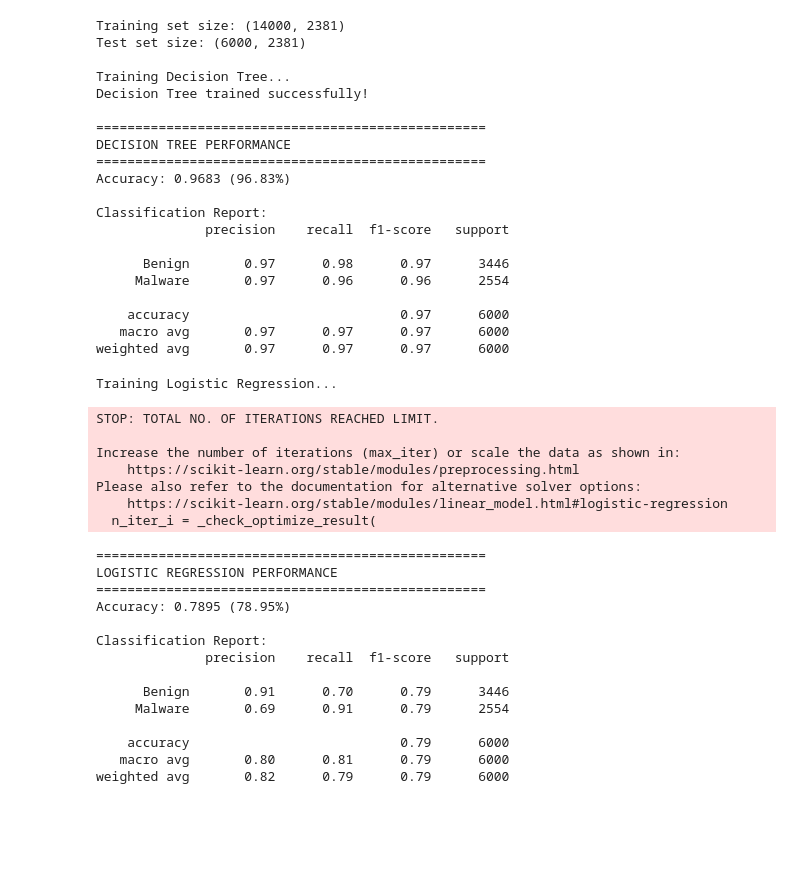
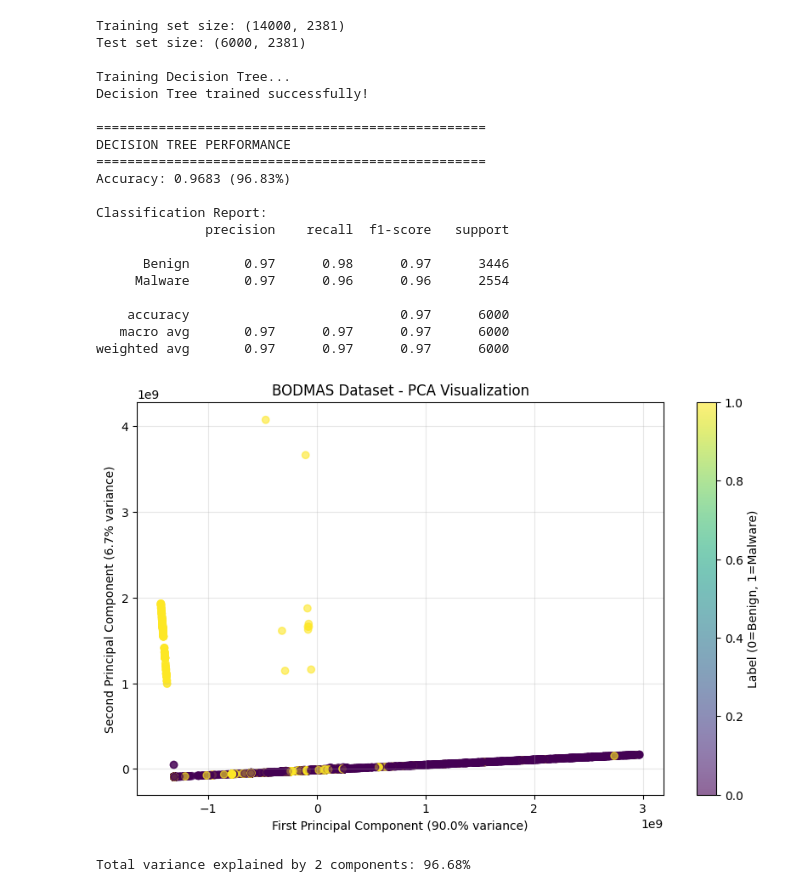
Before and after one commit to Ololade18/Cybersecurity-Projects, a Jupyter notebook: CMP7239_Lab4__Decision_Tree.ipynb, the cells around one changed output. Cells and saved outputs as stored; diff of their text form; code cells hidden in the pictures; blank space fills up the shorter version.

```diff
--- a/CMP7239_Lab4__Decision_Tree.ipynb
+++ b/CMP7239_Lab4__Decision_Tree.ipynb
@@ -478,41 +406,25 @@ Classification Report:
     accuracy                           0.97      6000
    macro avg       0.97      0.97      0.97      6000
 weighted avg       0.97      0.97      0.97      6000
-# %%
-from sklearn.linear_model import LogisticRegression
-
-print("Training Logistic Regression...")
-lr = LogisticRegression(random_state=42, max_iter=1000)
-lr.fit(X_train, y_train)
-y_pred_lr = lr.predict(X_test)
-
-print("\n" + "="*50)
-print("LOGISTIC REGRESSION PERFORMANCE")
-print("="*50)
-accuracy_lr = accuracy_score(y_test, y_pred_lr)
-print(f"Accuracy: {accuracy_lr:.4f} ({accuracy_lr*100:.2f}%)")
-print("\nClassification Report:")
-print(classification_report(y_test, y_pred_lr, target_names=['Benign', 'Malware']))
-# %% [output]
-Training Logistic Regression...
-STOP: TOTAL NO. OF ITERATIONS REACHED LIMIT.
-
-Increase the number of iterations (max_iter) or scale the data as shown in:
-    https://scikit-learn.org/stable/modules/preprocessing.html
-Please also refer to the documentation for alternative solver options:
-    https://scikit-learn.org/stable/modules/linear_model.html#logistic-regression
-  n_iter_i = _check_optimize_result(
-==================================================
-LOGISTIC REGRESSION PERFORMANCE
-==================================================
-Accuracy: 0.7895 (78.95%)
-
-Classification Report:
-              precision    recall  f1-score   support
-
-      Benign       0.91      0.70      0.79      3446
-     Malware       0.69      0.91      0.79      2554
-
-    accuracy                           0.79      6000
-   macro avg       0.80      0.81      0.79      6000
-weighted avg       0.82      0.79      0.79      6000
+# %%
+from sklearn.decomposition import PCA
+import matplotlib.pyplot as plt
+
+# Apply PCA to reduce to 2 dimensions
+pca = PCA(n_components=2)
+X_pca = pca.fit_transform(X)
+
+# Create scatter plot
+plt.figure(figsize=(10, 6))
+scatter = plt.scatter(X_pca[:, 0], X_pca[:, 1], c=y, cmap='viridis', alpha=0.6)
+plt.xlabel(f'First Principal Component ({pca.explained_variance_ratio_[0]*100:.1f}% variance)')
+plt.ylabel(f'Second Principal Component ({pca.explained_variance_ratio_[1]*100:.1f}% variance)')
+plt.title('BODMAS Dataset - PCA Visualization')
+plt.colorbar(scatter, label='Label (0=Benign, 1=Malware)')
+plt.grid(True, alpha=0.3)
+plt.show()
+
+print(f"Total variance explained by 2 components: {sum(pca.explained_variance_ratio_)*100:.2f}%")
+# %% [output]
+[figure, added]
+Total variance explained by 2 components: 96.68%
```
Also changed, not shown: parts of 15 cells of this notebook.
